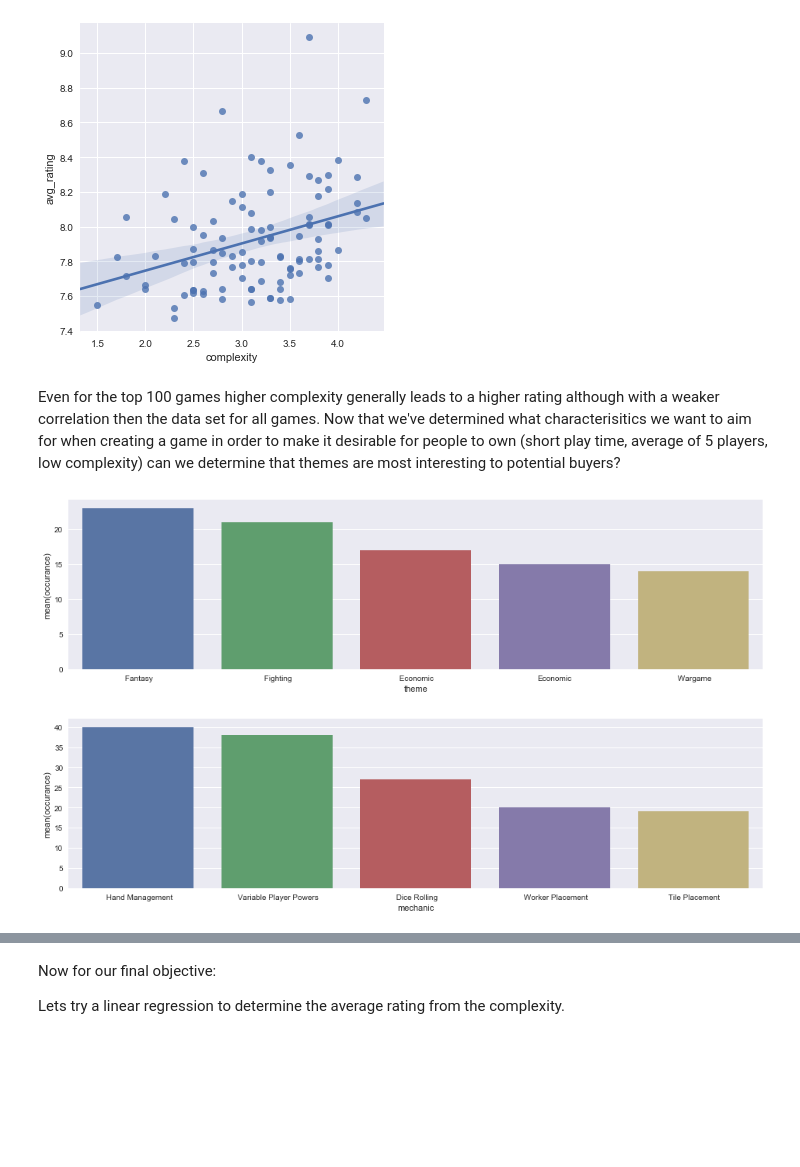
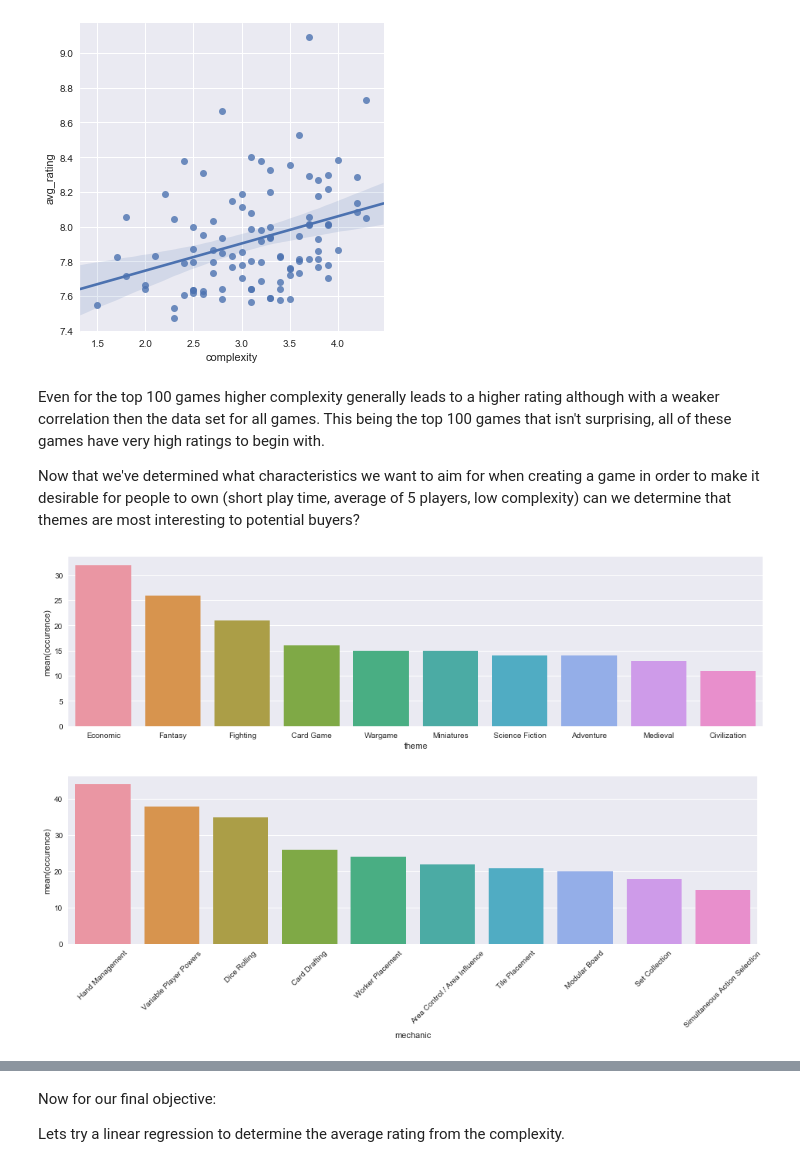
Before and after one commit to Slackc3/BoardGames, a Jupyter notebook: BoardGames.ipynb, the cells around one changed output, grey strips where cells are left out. Saved outputs shown, nothing was run; the diff lists cells and outputs as text; code cells hidden in the pictures; blank space fills up the shorter version.

```diff
--- a/BoardGames.ipynb
+++ b/BoardGames.ipynb
@@ -226,7 +227,10 @@ BGTop4 = sns.lmplot(data=TopGames,x='complexity',y='avg_rating')
 # %% [output]
 [figure]
 # %% [markdown]
-Even for the top 100 games higher complexity generally leads to a higher rating although with a weaker correlation then the data set for all games. Now that we've determined what characterisitics we want to aim for when creating a game in order to make it desirable for people to own (short play time, average of 5 players, low complexity) can we determine that themes are most interesting to potential buyers?
+Even for the top 100 games higher complexity generally leads to a higher rating although with a weaker correlation then the data set for all games. This being the top 100 games that isn't surprising, all of these games have very high ratings to begin with.
+
+
+Now that we've determined what characteristics we want to aim for when creating a game in order to make it desirable for people to own (short play time, average of 5 players, low complexity) can we determine that themes are most interesting to potential buyers?
 # %%
 # First we'll create a function that breaks apart each individual category associated with
 # the top 100 games and counts how many times each category word appears.
@@ -261,20 +265,22 @@ for row in range(len(TopGames)):
     MechScan(TopGames, row)
 # %%
 # lets turn our new dictionaries into a dataframe so we can visualize the results
-themes = pd.DataFrame(list(CatDict.items()), columns=['theme', 'occurance'])
-mechanics = pd.DataFrame(list(MechDict.items()), columns=['mechanic', 'occurance'])
+themes = pd.DataFrame(list(CatDict.items()), columns=['theme', 'occurence'])
+mechanics = pd.DataFrame(list(MechDict.items()), columns=['mechanic', 'occurence'])
 # %%
-# We can make a bar graph showing the top 5 themes for table top games (from top 100)
-themes = themes.sort_values('occurance', ascending=False)
-themesVis = sns.barplot(data=themes[0:5],x='theme',y='occurance',)
+# We can make a bar graph showing the top 10 themes for table top games (from top 100)
+themes = themes.sort_values('occurence', ascending=False)
+themesVis = sns.barplot(data=themes[0:10],x='theme',y='occurence',)
 # %% [output]
-[figure, old version]
+[figure, new version]
 # %%
-# We can make a bar graph showing the top 5 mechanics for table top games (from the top 100)
-mechanics = mechanics.sort_values('occurance', ascending=False)
-mechanicsVis = sns.barplot(data=mechanics[0:5],x='mechanic',y='occurance',)
+# We can make a bar graph showing the top 10 mechanics for table top games (from the top 100)
+mechanics = mechanics.sort_values('occurence', ascending=False)
+mechanicsVis = sns.barplot(data=mechanics[0:10],x='mechanic',y='occurence',)
+for label in mechanicsVis.get_xticklabels():
+    label.set_rotation(45)
 # %% [output]
-[figure, old version]
+[figure, new version]
 # %% [markdown]
 So it seems from our analysis of themes and mechanics the most popular games have economic, fantasy, and fighting themes and use some sort of hand management and variable player powers mechanics.
 
```
Also changed, not shown: parts of 34 cells of this notebook.
